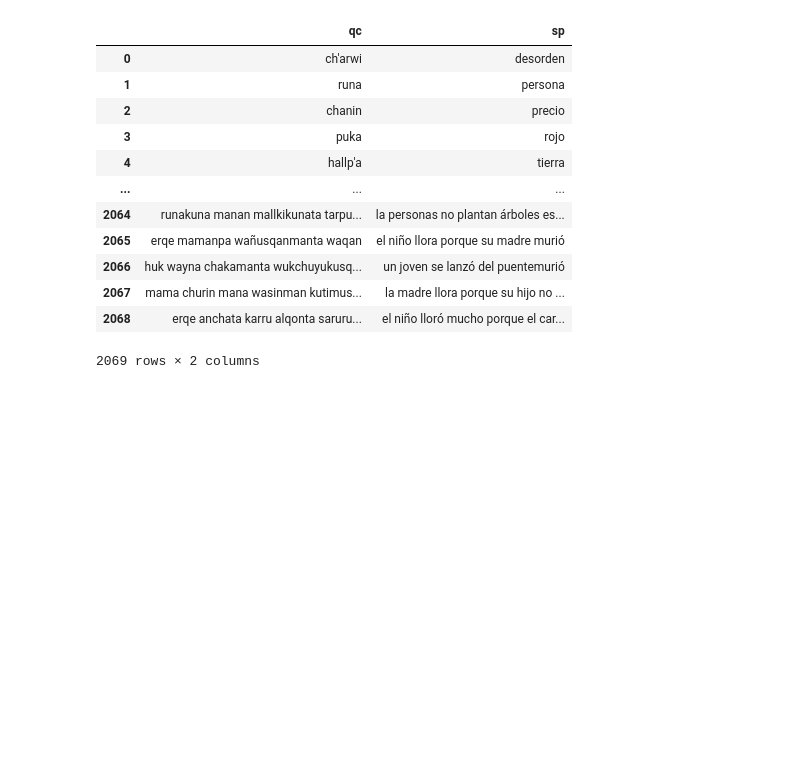
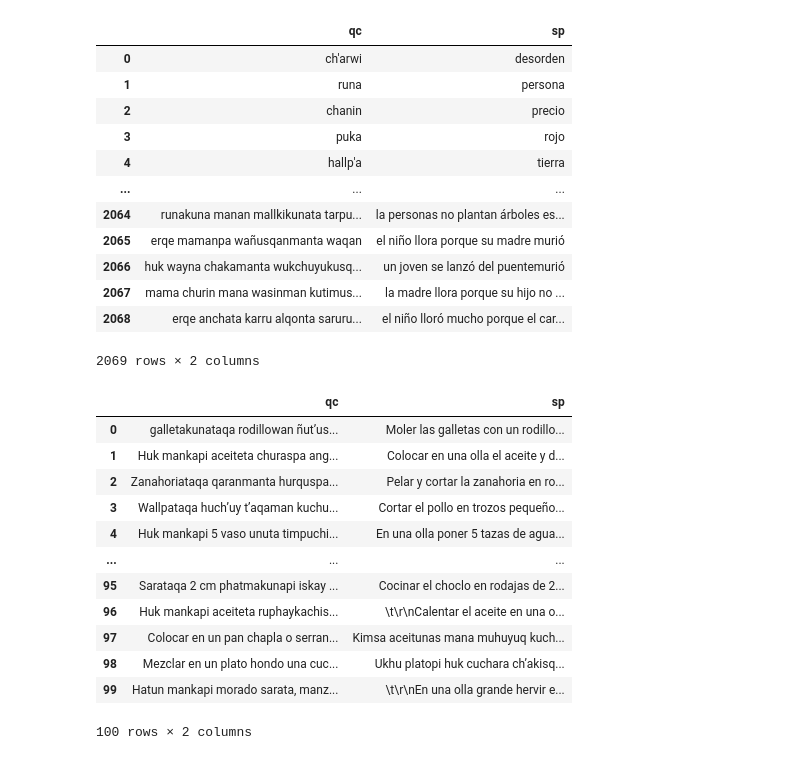
Before and after one commit to TACC-TA/recipe-translator-model, a Jupyter notebook: index.ipynb, the cells around one changed output. Saved outputs shown, nothing was run; the diff lists cells and outputs as text; code cells hidden in the pictures; blank space fills up the shorter version.

```diff
--- a/index.ipynb
+++ b/index.ipynb
@@ -31,3 +31,20 @@ dataset
 | 2067 | mama churin mana wasinman kutimus... | la madre llora porque su hijo no ... |
 | 2068 | erqe anchata karru alqonta saruru... | el niño lloró mucho porque el car... |
 2069 rows × 2 columns
+# %%
+finetune_dataset = pd.read_csv('./train_data/recetas.csv')
+finetune_dataset
+# %% [output]
+|  | qc | sp |
+| 0 | galletakunataqa rodillowan ñut’us... | Moler las galletas con un rodillo... |
+| 1 | Huk mankapi aceiteta churaspa ang... | Colocar en una olla el aceite y d... |
+| 2 | Zanahoriataqa qaranmanta hurquspa... | Pelar y cortar la zanahoria en ro... |
+| 3 | Wallpataqa huch’uy t’aqaman kuchu... | Cortar el pollo en trozos pequeño... |
+| 4 | Huk mankapi 5 vaso unuta timpuchi... | En una olla poner 5 tazas de agua... |
+| ... | ... | ... |
+| 95 | Sarataqa 2 cm phatmakunapi iskay ... | Cocinar el choclo en rodajas de 2... |
+| 96 | Huk mankapi aceiteta ruphaykachis... | \t\r\nCalentar el aceite en una o... |
+| 97 | Colocar en un pan chapla o serran... | Kimsa aceitunas mana muhuyuq kuch... |
+| 98 | Mezclar en un plato hondo una cuc... | Ukhu platopi huk cuchara ch’akisq... |
+| 99 | Hatun mankapi morado sarata, manz... | \t\r\nEn una olla grande hervir e... |
+100 rows × 2 columns
```
Also changed, not shown: parts of 23 cells of this notebook, 3 other files.
